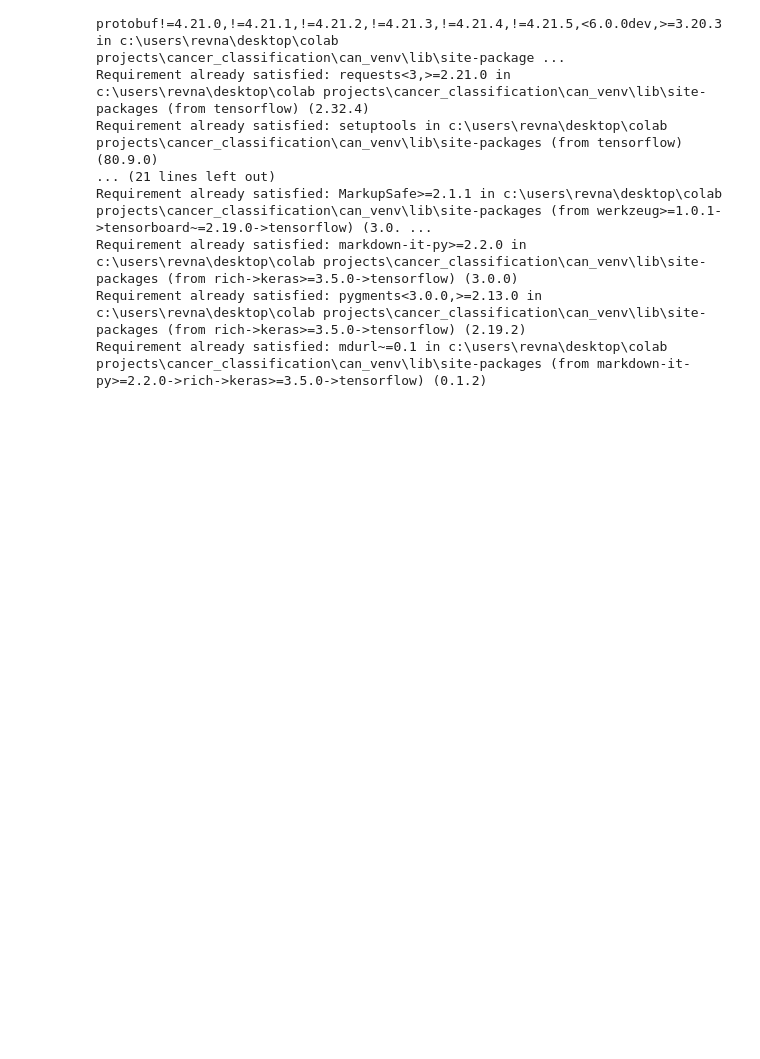
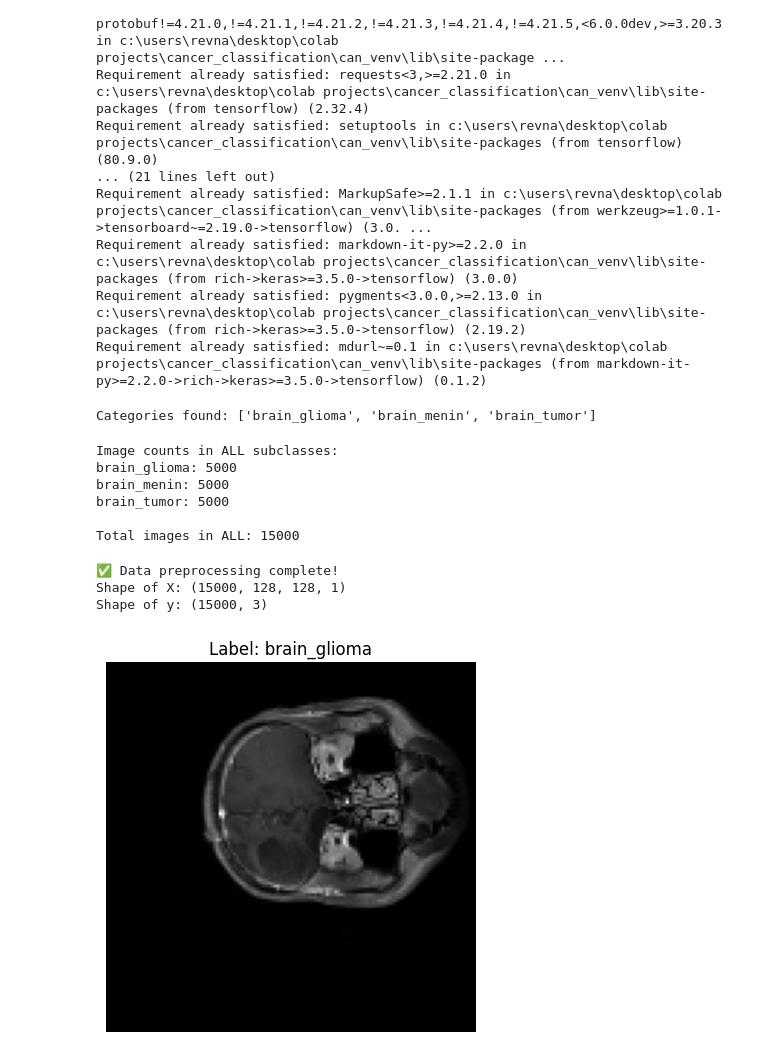
Before and after one commit to Revati-N/Cancer_Classification, a Jupyter notebook: Cancers/Brain/brain.ipynb, the cells around one changed output. Saved outputs shown, nothing was run; the diff lists cells and outputs as text; code cells hidden in the pictures; blank space fills up the shorter version.

```diff
--- a/Cancers/Brain/brain.ipynb
+++ b/Cancers/Brain/brain.ipynb
@@ -31,3 +34,76 @@ from sklearn.model_selection import train_test_split
 from tensorflow.keras.utils import to_categorical
 from tensorflow.keras.models import Sequential
 from tensorflow.keras.layers import Conv2D, MaxPooling2D, Flatten, Dense, Dropout
+# %%
+data = "data"
+categories = os.listdir(data)
+print("Categories found:", categories)
+# %% [output]
+Categories found: ['brain_glioma', 'brain_menin', 'brain_tumor']
+# %%
+image_counts = {}
+total_images = 0
+
+for subclass in os.listdir(data):
+    subclass_path = os.path.join(data, subclass)
+    if os.path.isdir(subclass_path):
+        num_images = len([
+            f for f in os.listdir(subclass_path)
+            if os.path.isfile(os.path.join(subclass_path, f))
+        ])
+        image_counts[subclass] = num_images
+        total_images += num_images
+
+print("Image counts in ALL subclasses:")
+for subclass, count in image_counts.items():
+    print(f"{subclass}: {count}")
+print(f"\nTotal images in ALL: {total_images}")
+# %% [output]
+Image counts in ALL subclasses:
+brain_glioma: 5000
+brain_menin: 5000
+brain_tumor: 5000
+
+Total images in ALL: 15000
+# %%
+X = []
+y = []
+
+img_size = 128  # You can increase to 150 or 224 later if your system can handle it
+
+for label, category in enumerate(categories):
+    folder_path = os.path.join(data, category)
+    for img_name in os.listdir(folder_path):
+        img_path = os.path.join(folder_path, img_name)
+        try:
+            img = cv2.imread(img_path, cv2.IMREAD_GRAYSCALE)
+            img = cv2.resize(img, (img_size, img_size))
+            X.append(img)
+            y.append(label)
+        except Exception as e:
+            print(f"Error loading image {img_path}: {e}")
+# %%
+# Convert to NumPy arrays
+X = np.array(X).reshape(-1, img_size, img_size, 1)
+X = X / 255.0
+
+y = np.array(y)
+y = to_categorical(y, num_classes=len(categories))
+
+# Feedback and confirmation
+print("✅ Data preprocessing complete!")
+print(f"Shape of X: {X.shape}")  # e.g., (15000, 128, 128, 1)
+print(f"Shape of y: {y.shape}")  # e.g., (15000, 3)
+# %% [output]
+✅ Data preprocessing complete!
+Shape of X: (15000, 128, 128, 1)
+Shape of y: (15000, 3)
+# %%
+# Preview an example image and its label
+index = 0
+plt.imshow(X[index].reshape(img_size, img_size), cmap='gray')
+plt.title(f"Label: {categories[np.argmax(y[index])]}")
+plt.axis('off')
+plt.show()
+# %% [output]
+[figure, added]
```
Also changed, not shown: parts of 2 cells of this notebook, 1 other file.
